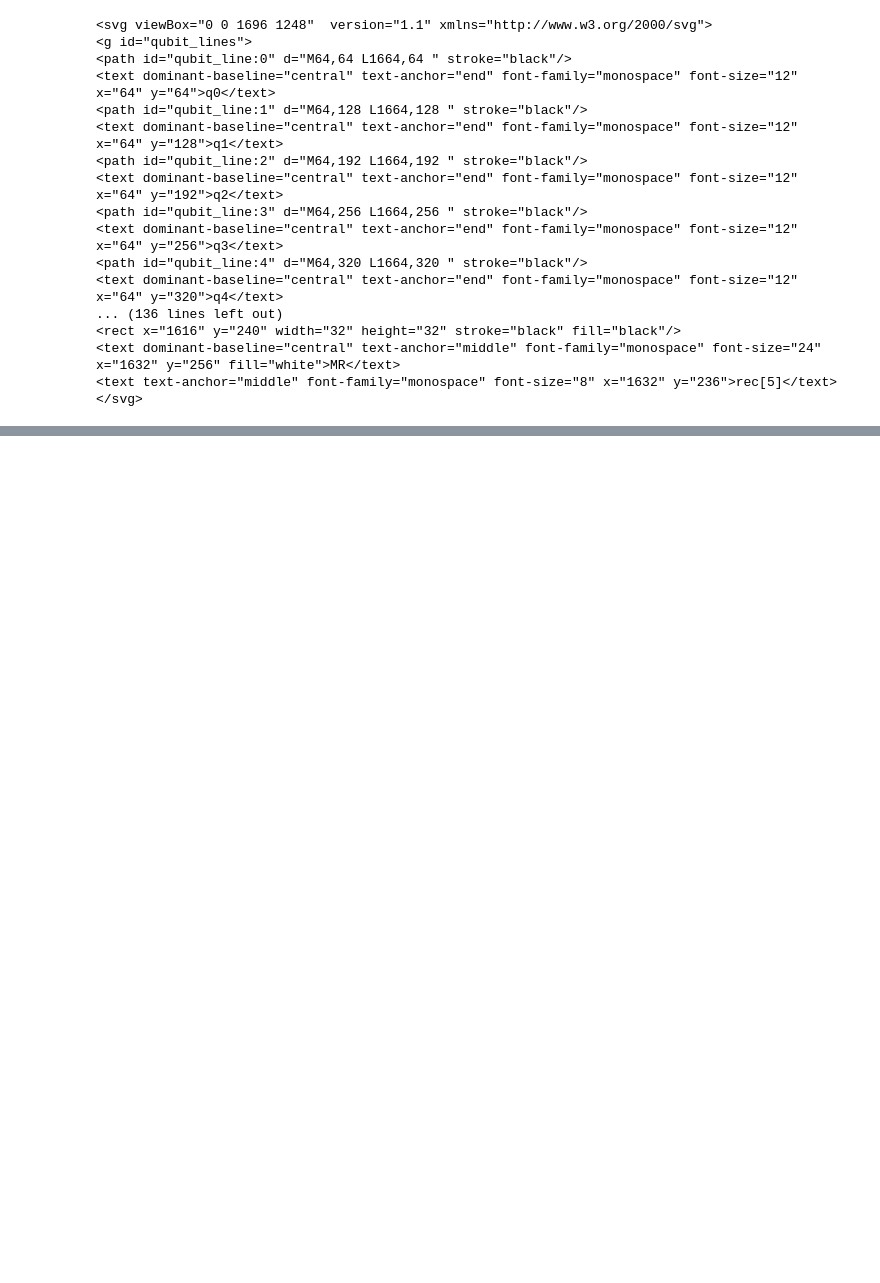
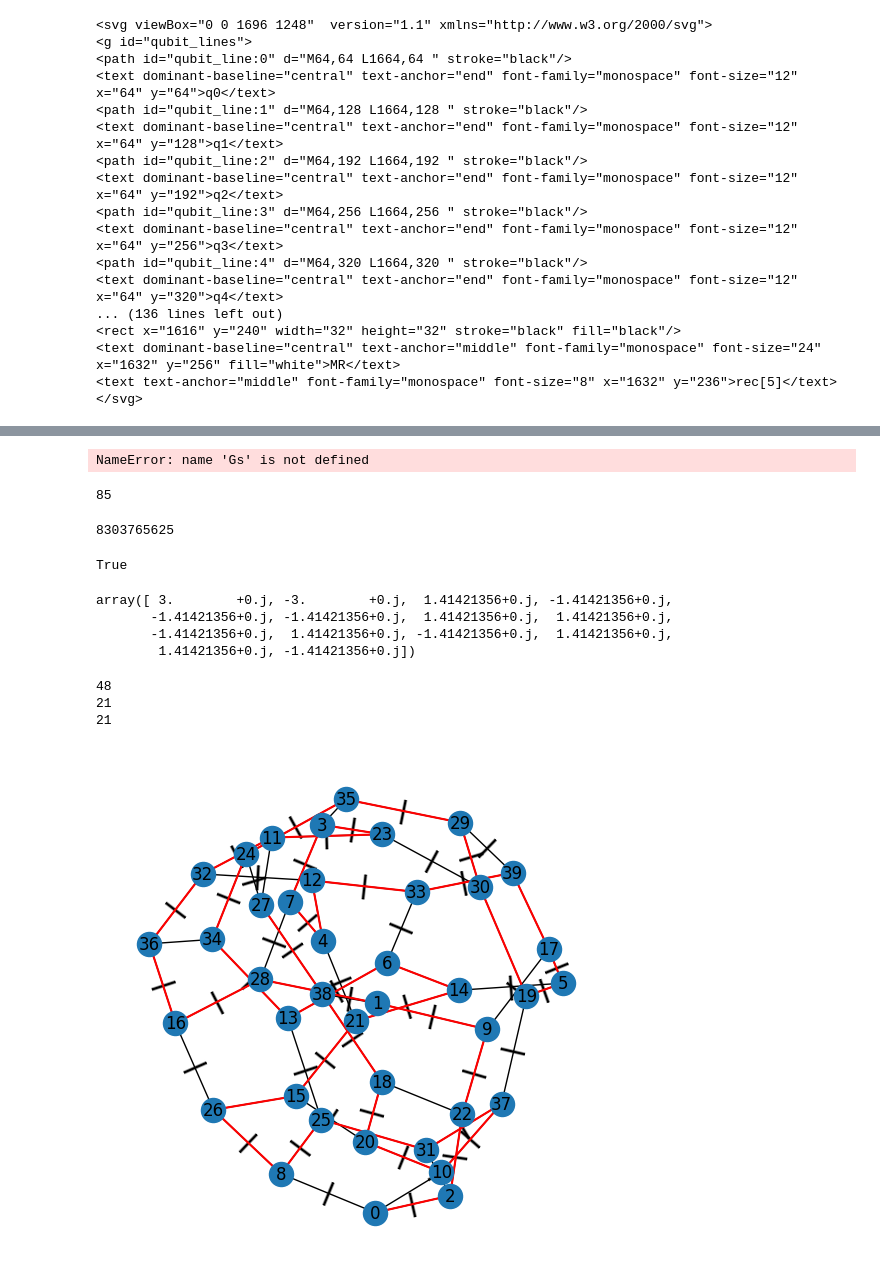
Before and after one commit to boldar99/FT-circuit-synthesis-ZX, a Jupyter notebook: testing_graphs.ipynb, the cells around one changed output, grey strips where cells are left out. Drawn from its saved outputs; the diff is of its cells as text; code cells hidden in the pictures; blank space fills up the shorter version.

```diff
--- a/testing_graphs.ipynb
+++ b/testing_graphs.ipynb
@@ -131,0 +168,55 @@ cat_state_FT(9, 2).diagram('timeline-svg')
+# %%
+for b in nx.cycle_basis(Gs[1]):
+    print(len(b), b)
+# %% [output]
+NameError: name 'Gs' is not defined
+# %%
+i
+# %% [output]
+85
+# %%
+45**6
+# %% [output]
+8303765625
+# %%
+nx.is_regular_expander(G)
+# nx.girth(nx.heawood_graph())
+# %% [output]
+True
+# %%
+nx.spectrum.adjacency_spectrum(nx.heawood_graph())
+# %% [output]
+array([ 3.        +0.j, -3.        +0.j,  1.41421356+0.j, -1.41421356+0.j,
+       -1.41421356+0.j, -1.41421356+0.j,  1.41421356+0.j,  1.41421356+0.j,
+       -1.41421356+0.j,  1.41421356+0.j, -1.41421356+0.j,  1.41421356+0.j,
+        1.41421356+0.j, -1.41421356+0.j])
+# %%
+import networkx as nx
+
+n, t = 48, 4
+
+edges = [(0, 2), (0, 8), (0, 10), (1, 9), (1, 28), (1, 38), (2, 22), (2, 31), (3, 7), (3, 23), (3, 35), (4, 12), (4, 21), (4, 7), (5, 19), (5, 17), (5, 14), (6, 33), (6, 14), (6, 13), (7, 28), (8, 25), (8, 26), (9, 22), (9, 17), (10, 20), (10, 37), (11, 23), (11, 27), (11, 32), (12, 32), (12, 33), (13, 25), (13, 34), (14, 21), (15, 20), (15, 26), (15, 21), (16, 28), (16, 36), (16, 26), (17, 39), (18, 20), (18, 22), (18, 38), (19, 30), (19, 37), (23, 30), (24, 27), (24, 35), (24, 34), (25, 31), (27, 38), (29, 30), (29, 39), (29, 35), (31, 37), (32, 36), (33, 39), (34, 36)]
+G = nx.Graph(edges)
+paths_gen = find_all_hamiltonian_paths(G)
+next(paths_gen)
+next(paths_gen)
+next(paths_gen)
+next(paths_gen)
+p = next(paths_gen)
+ham_path = list(zip(p, p[1:]))
+marker = GraphMarker(G, ham_path=ham_path, max_marks=48)
+marks = marker.find_solution(T=4)
+
+print(sum(marks.values()))
+print(minimum_number_of_flags(n, t))
+circ = extract_circuit(G, ham_path, marks)
+print(circ.num_qubits - n)
+
+
+visualize_cat_state_base(G, ham_path, marks)
+# circ.diagram('timeline-svg')
+# %% [output]
+48
+21
+21
+[figure, added]
```
Also changed, not shown: parts of 9 cells of this notebook, 4 other files.
